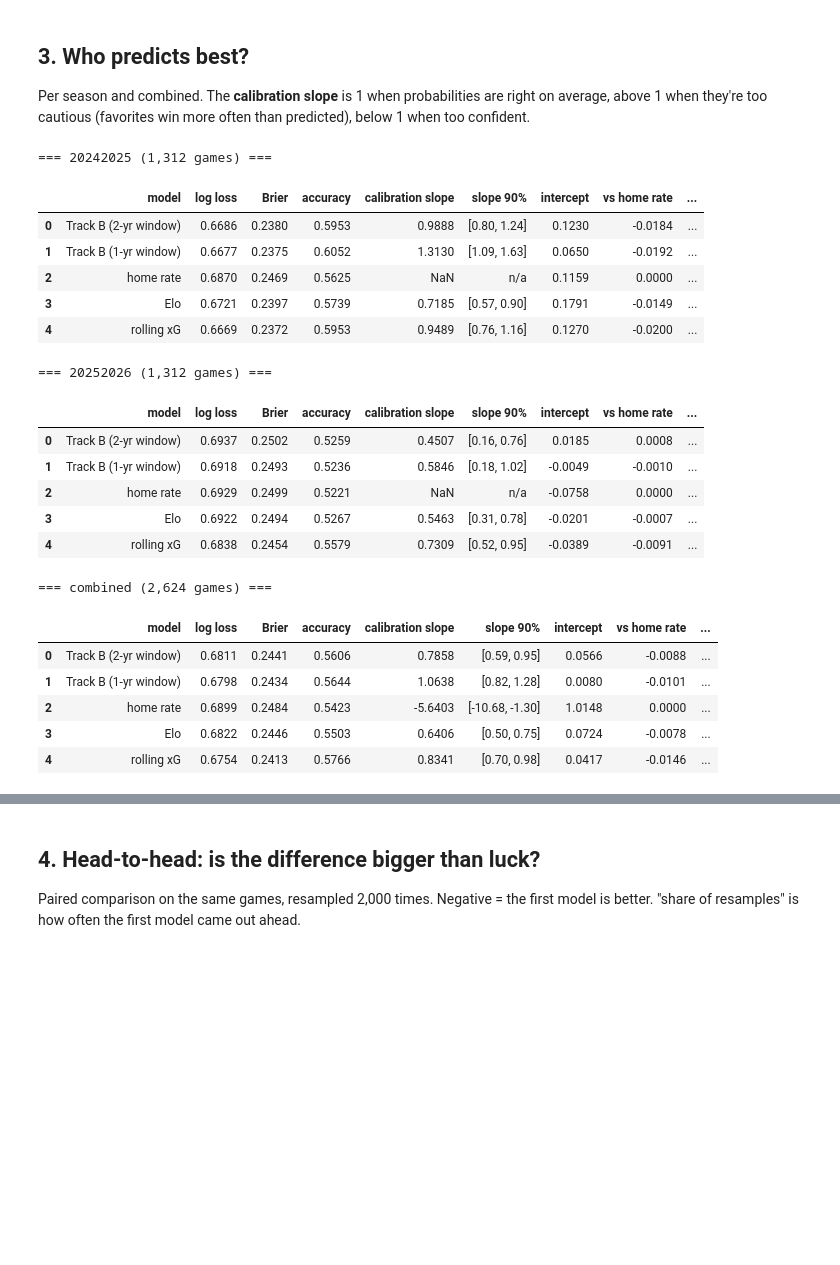
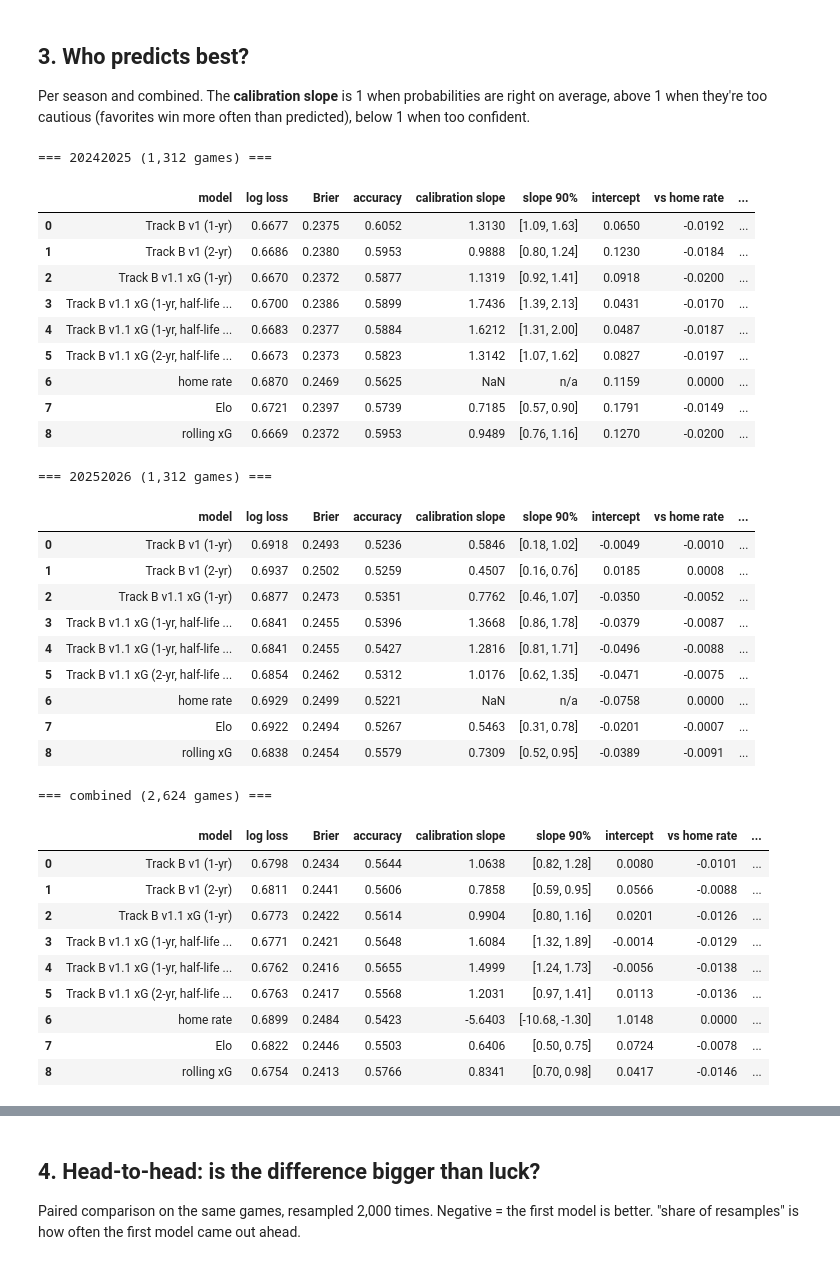
Before and after one commit to ckiefer14/hockey_stats, a Jupyter notebook: notebooks/phase7_check.ipynb, the cells around one changed output, grey strips where cells are left out. Saved outputs shown, nothing was run; the diff lists cells and outputs as text; code cells hidden in the pictures; blank space fills up the shorter version.

```diff
--- a/notebooks/phase7_check.ipynb
+++ b/notebooks/phase7_check.ipynb
@@ -40,7 +40,16 @@ def check(label, ok, note=""):
 
 BT = OUTPUT_DIR / "backtests"
 SEASONS = ["20242025", "20252026"]
-WINDOWS = [730, 365]
+# Every Track B backtest present: files named <label>_<season>_scored.csv,
+# label like trackb_w730 (v1, goals only) or trackbxg_w365_hl120 (v1.1, xG + goals)
+LABELS = sorted({f.name.rsplit("_", 2)[0] for f in BT.glob("trackb*_scored.csv")})
+
+def display_name(label):
+    parts = label.split("_")
+    version = "v1.1 xG" if parts[0] == "trackbxg" else "v1"
+    window = f"{int(parts[1][1:]) // 365}-yr"
+    hl = f", half-life {parts[2][2:]}d" if len(parts) > 2 else ""
+    return f"Track B {version} ({window}{hl})"
 
 frames = []
 for season in SEASONS:
@@ -50,14 +59,14 @@ for season in SEASONS:
         continue
     base = pd.read_csv(base_path)[["game_id", "p_home_rate", "p_elo", "p_rolling_xg"]]
     tb = None
-    for w in WINDOWS:
-        f = BT / f"trackb_w{w}_{season}_scored.csv"
+    for lab in LABELS:
+        f = BT / f"{lab}_{season}_scored.csv"
         if not f.exists():
             print(f"not yet: {f.name}")
             continue
         d = pd.read_csv(f, parse_dates=["game_date"])
         keep = d[["game_id", "p_home", "p_home_lo", "p_home_hi", "sim_p_home", "refit_date", "train_games", "divergences"]]
-        keep = keep.rename(columns={c: f"{c}_w{w}" for c in keep.columns if c != "game_id"})
+        keep = keep.rename(columns={c: f"{c}_{lab}" for c in keep.columns if c != "game_id"})
         if tb is None:
             tb = d.drop(columns=["p_home", "p_home_lo", "p_home_hi", "sim_p_home", "refit_date", "train_games",
                                  "divergences", "model"]).merge(keep, on="game_id")
@@ -69,8 +78,9 @@ for season in SEASONS:
 df = pd.concat(frames, ignore_index=True) if frames else pd.DataFrame()
 df["season"] = df["season"].astype(str)
 df["month"] = df["game_date"].dt.to_period("M").astype(str)
-AVAILABLE = [w for w in WINDOWS if f"p_home_w{w}" in df]
-MODELS = {f"Track B ({w // 365}-yr window)": f"p_home_w{w}" for w in AVAILABLE}
+AVAILABLE = [lab for lab in LABELS if f"p_home_{lab}" in df]
+MODELS = {display_name(lab): f"p_home_{lab}" for lab in AVAILABLE}
 MODELS.update({"home rate": "p_home_rate", "Elo": "p_elo", "rolling xG": "p_rolling_xg"})
-print(f"games: {len(df):,}   seasons: {sorted(df.season.unique())}   Track B windows: {AVAILABLE}")
+print(f"games: {len(df):,}   seasons: {sorted(df.season.unique())}")
+print("Track B versions:", ", ".join(display_name(l) for l in AVAILABLE))
 # %% [output]
@@ -115,39 +130,51 @@ above 1 when they're too cautious (favorites win more often than predicted), bel
 # %%
 tables = {}
 for label, sub in [(s, df[df.season == s]) for s in sorted(df.season.unique())] + [("combined", df)]:
     t = score_models(sub, MODELS, reference="home rate")
     tables[label] = t
     print(f"\n=== {label} ({len(sub):,} games) ===")
     display(t.drop(columns=["games"]).round(4))
 
 comb = tables["combined"].set_index("model")
 best = comb["log loss"].idxmin()
 print(f"\nBest overall by log loss: {best}")
 for name in [m for m in MODELS if m.startswith("Track B")]:
     check(f"{name} beats the home-rate baseline", comb.loc[name, "log loss"] < comb.loc["home rate", "log loss"])
     check(f"{name} beats Elo", comb.loc[name, "log loss"] < comb.loc["Elo", "log loss"])
     check(f"{name} beats rolling xG", comb.loc[name, "log loss"] < comb.loc["rolling xG", "log loss"],
-          "the strongest baseline; built on xG, which Track B never sees")
+          "the strongest baseline" + ("; v1 never sees xG" if "v1 (" in name else "; v1.1 should beat it"))
 # %% [output]
 === 20242025 (1,312 games) ===
 |  | model | log loss | Brier | accuracy | calibration slope | slope 90% | intercept | vs home rate | ... |
-| 0 | Track B (2-yr window) | 0.6686 | 0.2380 | 0.5953 | 0.9888 | [0.80, 1.24] | 0.1230 | -0.0184 | ... |
-| 1 | Track B (1-yr window) | 0.6677 | 0.2375 | 0.6052 | 1.3130 | [1.09, 1.63] | 0.0650 | -0.0192 | ... |
-| 2 | home rate | 0.6870 | 0.2469 | 0.5625 | NaN | n/a | 0.1159 | 0.0000 | ... |
-| 3 | Elo | 0.6721 | 0.2397 | 0.5739 | 0.7185 | [0.57, 0.90] | 0.1791 | -0.0149 | ... |
-| 4 | rolling xG | 0.6669 | 0.2372 | 0.5953 | 0.9489 | [0.76, 1.16] | 0.1270 | -0.0200 | ... |
+| 0 | Track B v1 (1-yr) | 0.6677 | 0.2375 | 0.6052 | 1.3130 | [1.09, 1.63] | 0.0650 | -0.0192 | ... |
+| 1 | Track B v1 (2-yr) | 0.6686 | 0.2380 | 0.5953 | 0.9888 | [0.80, 1.24] | 0.1230 | -0.0184 | ... |
+| 2 | Track B v1.1 xG (1-yr) | 0.6670 | 0.2372 | 0.5877 | 1.1319 | [0.92, 1.41] | 0.0918 | -0.0200 | ... |
+| 3 | Track B v1.1 xG (1-yr, half-life ... | 0.6700 | 0.2386 | 0.5899 | 1.7436 | [1.39, 2.13] | 0.0431 | -0.0170 | ... |
+| 4 | Track B v1.1 xG (1-yr, half-life ... | 0.6683 | 0.2377 | 0.5884 | 1.6212 | [1.31, 2.00] | 0.0487 | -0.0187 | ... |
+| 5 | Track B v1.1 xG (2-yr, half-life ... | 0.6673 | 0.2373 | 0.5823 | 1.3142 | [1.07, 1.62] | 0.0827 | -0.0197 | ... |
+| 6 | home rate | 0.6870 | 0.2469 | 0.5625 | NaN | n/a | 0.1159 | 0.0000 | ... |
+| 7 | Elo | 0.6721 | 0.2397 | 0.5739 | 0.7185 | [0.57, 0.90] | 0.1791 | -0.0149 | ... |
+| 8 | rolling xG | 0.6669 | 0.2372 | 0.5953 | 0.9489 | [0.76, 1.16] | 0.1270 | -0.0200 | ... |
 === 20252026 (1,312 games) ===
 |  | model | log loss | Brier | accuracy | calibration slope | slope 90% | intercept | vs home rate | ... |
-| 0 | Track B (2-yr window) | 0.6937 | 0.2502 | 0.5259 | 0.4507 | [0.16, 0.76] | 0.0185 | 0.0008 | ... |
-| 1 | Track B (1-yr window) | 0.6918 | 0.2493 | 0.5236 | 0.5846 | [0.18, 1.02] | -0.0049 | -0.0010 | ... |
-| 2 | home rate | 0.6929 | 0.2499 | 0.5221 | NaN | n/a | -0.0758 | 0.0000 | ... |
-| 3 | Elo | 0.6922 | 0.2494 | 0.5267 | 0.5463 | [0.31, 0.78] | -0.0201 | -0.0007 | ... |
-| 4 | rolling xG | 0.6838 | 0.2454 | 0.5579 | 0.7309 | [0.52, 0.95] | -0.0389 | -0.0091 | ... |
+| 0 | Track B v1 (1-yr) | 0.6918 | 0.2493 | 0.5236 | 0.5846 | [0.18, 1.02] | -0.0049 | -0.0010 | ... |
+| 1 | Track B v1 (2-yr) | 0.6937 | 0.2502 | 0.5259 | 0.4507 | [0.16, 0.76] | 0.0185 | 0.0008 | ... |
+| 2 | Track B v1.1 xG (1-yr) | 0.6877 | 0.2473 | 0.5351 | 0.7762 | [0.46, 1.07] | -0.0350 | -0.0052 | ... |
+| 3 | Track B v1.1 xG (1-yr, half-life ... | 0.6841 | 0.2455 | 0.5396 | 1.3668 | [0.86, 1.78] | -0.0379 | -0.0087 | ... |
+| 4 | Track B v1.1 xG (1-yr, half-life ... | 0.6841 | 0.2455 | 0.5427 | 1.2816 | [0.81, 1.71] | -0.0496 | -0.0088 | ... |
+| 5 | Track B v1.1 xG (2-yr, half-life ... | 0.6854 | 0.2462 | 0.5312 | 1.0176 | [0.62, 1.35] | -0.0471 | -0.0075 | ... |
+| 6 | home rate | 0.6929 | 0.2499 | 0.5221 | NaN | n/a | -0.0758 | 0.0000 | ... |
+| 7 | Elo | 0.6922 | 0.2494 | 0.5267 | 0.5463 | [0.31, 0.78] | -0.0201 | -0.0007 | ... |
+| 8 | rolling xG | 0.6838 | 0.2454 | 0.5579 | 0.7309 | [0.52, 0.95] | -0.0389 | -0.0091 | ... |
 === combined (2,624 games) ===
 |  | model | log loss | Brier | accuracy | calibration slope | slope 90% | intercept | vs home rate | ... |
-| 0 | Track B (2-yr window) | 0.6811 | 0.2441 | 0.5606 | 0.7858 | [0.59, 0.95] | 0.0566 | -0.0088 | ... |
-| 1 | Track B (1-yr window) | 0.6798 | 0.2434 | 0.5644 | 1.0638 | [0.82, 1.28] | 0.0080 | -0.0101 | ... |
-| 2 | home rate | 0.6899 | 0.2484 | 0.5423 | -5.6403 | [-10.68, -1.30] | 1.0148 | 0.0000 | ... |
-| 3 | Elo | 0.6822 | 0.2446 | 0.5503 | 0.6406 | [0.50, 0.75] | 0.0724 | -0.0078 | ... |
-| 4 | rolling xG | 0.6754 | 0.2413 | 0.5766 | 0.8341 | [0.70, 0.98] | 0.0417 | -0.0146 | ... |
+| 0 | Track B v1 (1-yr) | 0.6798 | 0.2434 | 0.5644 | 1.0638 | [0.82, 1.28] | 0.0080 | -0.0101 | ... |
+| 1 | Track B v1 (2-yr) | 0.6811 | 0.2441 | 0.5606 | 0.7858 | [0.59, 0.95] | 0.0566 | -0.0088 | ... |
+| 2 | Track B v1.1 xG (1-yr) | 0.6773 | 0.2422 | 0.5614 | 0.9904 | [0.80, 1.16] | 0.0201 | -0.0126 | ... |
+| 3 | Track B v1.1 xG (1-yr, half-life ... | 0.6771 | 0.2421 | 0.5648 | 1.6084 | [1.32, 1.89] | -0.0014 | -0.0129 | ... |
+| 4 | Track B v1.1 xG (1-yr, half-life ... | 0.6762 | 0.2416 | 0.5655 | 1.4999 | [1.24, 1.73] | -0.0056 | -0.0138 | ... |
+| 5 | Track B v1.1 xG (2-yr, half-life ... | 0.6763 | 0.2417 | 0.5568 | 1.2031 | [0.97, 1.41] | 0.0113 | -0.0136 | ... |
+| 6 | home rate | 0.6899 | 0.2484 | 0.5423 | -5.6403 | [-10.68, -1.30] | 1.0148 | 0.0000 | ... |
+| 7 | Elo | 0.6822 | 0.2446 | 0.5503 | 0.6406 | [0.50, 0.75] | 0.0724 | -0.0078 | ... |
+| 8 | rolling xG | 0.6754 | 0.2413 | 0.5766 | 0.8341 | [0.70, 0.98] | 0.0417 | -0.0146 | ... |
 Best overall by log loss: rolling xG
```
Also changed, not shown: parts of 10 cells of this notebook, 31 other files.
